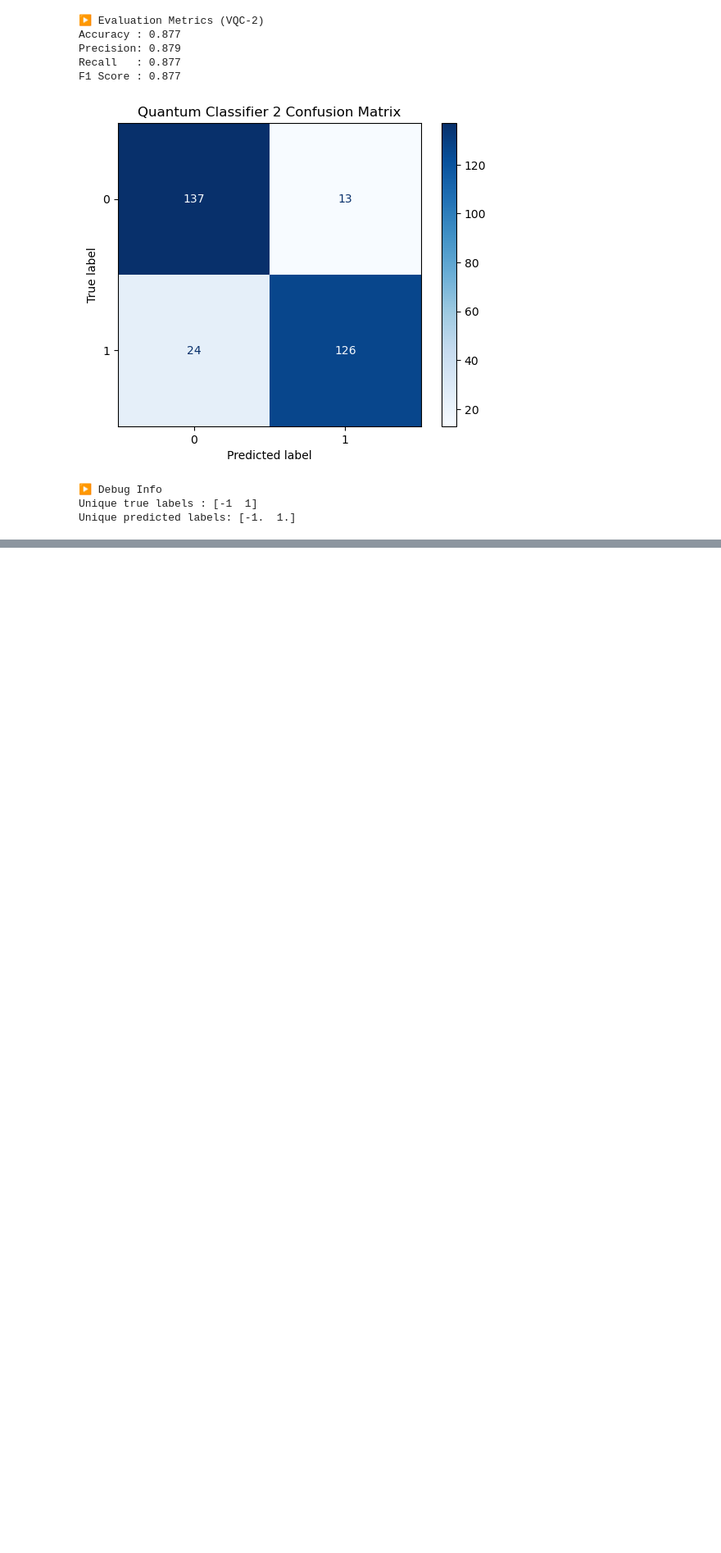
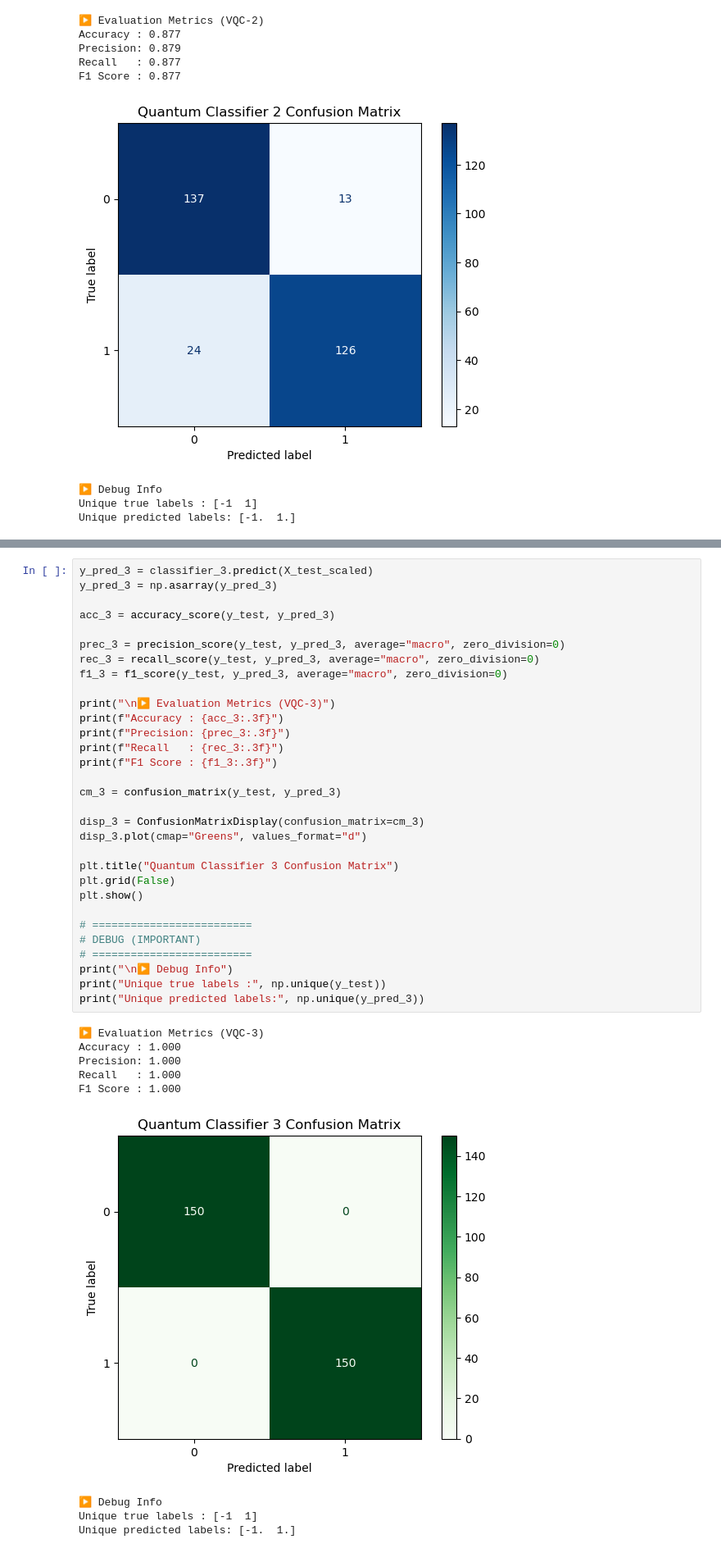
Before and after one commit to kabirarshafidz/SQA-2026-clone, a Jupyter notebook: personal_notebook.ipynb, the cells around one changed output, grey strips where cells are left out. Shown at 82% size. Drawn from its saved outputs; the diff is of its cells as text; blank space fills up the shorter version.

```diff
--- a/personal_notebook.ipynb
+++ b/personal_notebook.ipynb
@@ -356,0 +448,41 @@ Unique predicted labels: [-1.  1.]
+# %%
+y_pred_3 = classifier_3.predict(X_test_scaled)
+y_pred_3 = np.asarray(y_pred_3)
+
+acc_3 = accuracy_score(y_test, y_pred_3)
+
+prec_3 = precision_score(y_test, y_pred_3, average="macro", zero_division=0)
+rec_3 = recall_score(y_test, y_pred_3, average="macro", zero_division=0)
+f1_3 = f1_score(y_test, y_pred_3, average="macro", zero_division=0)
+
+print("\n▶ Evaluation Metrics (VQC-3)")
+print(f"Accuracy : {acc_3:.3f}")
+print(f"Precision: {prec_3:.3f}")
+print(f"Recall   : {rec_3:.3f}")
+print(f"F1 Score : {f1_3:.3f}")
+
+cm_3 = confusion_matrix(y_test, y_pred_3)
+
+disp_3 = ConfusionMatrixDisplay(confusion_matrix=cm_3)
+disp_3.plot(cmap="Greens", values_format="d")
+
+plt.title("Quantum Classifier 3 Confusion Matrix")
+plt.grid(False)
+plt.show()
+
+# =========================
+# DEBUG (IMPORTANT)
+# =========================
+print("\n▶ Debug Info")
+print("Unique true labels :", np.unique(y_test))
+print("Unique predicted labels:", np.unique(y_pred_3))
+# %% [output]
+▶ Evaluation Metrics (VQC-3)
+Accuracy : 1.000
+Precision: 1.000
+Recall   : 1.000
+F1 Score : 1.000
+[figure, added]
+▶ Debug Info
+Unique true labels : [-1  1]
+Unique predicted labels: [-1.  1.]
```
Also changed, not shown: parts of 8 cells of this notebook, 1 other file.
